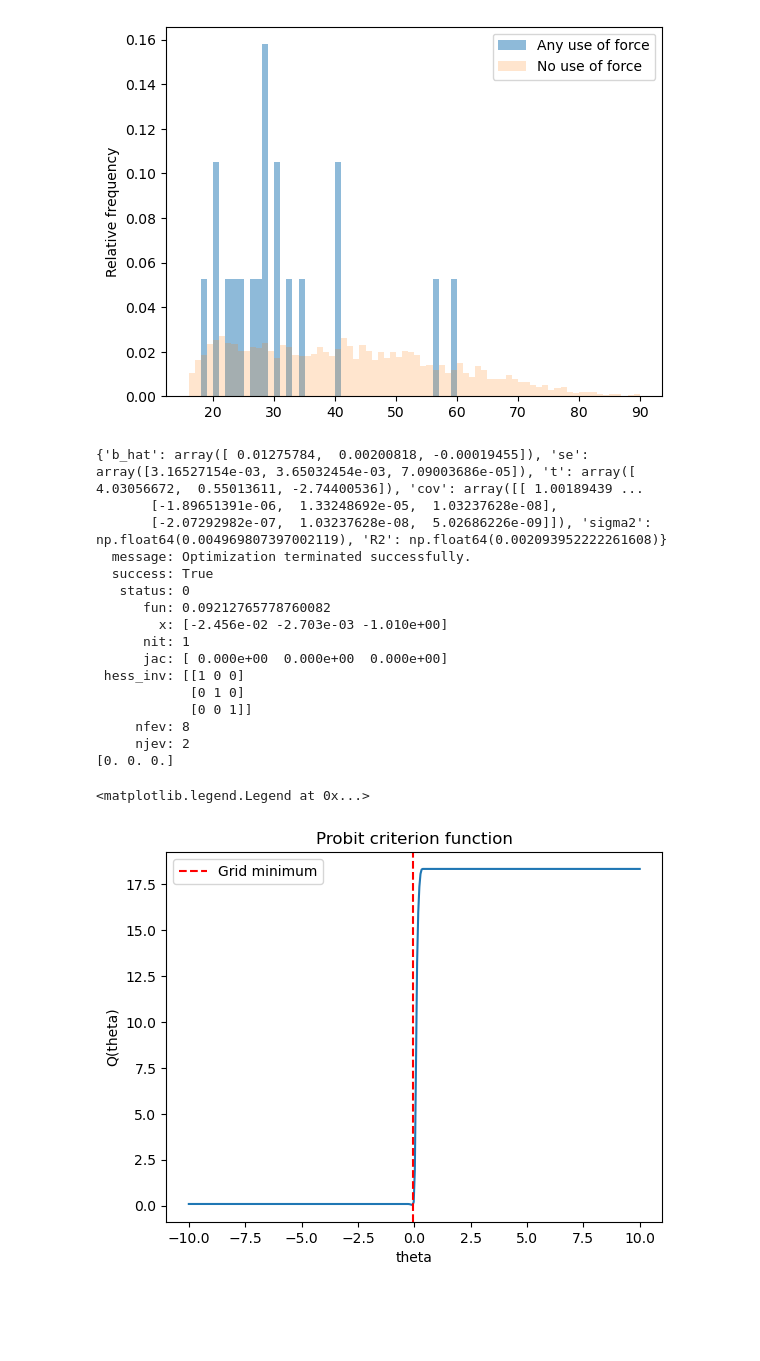
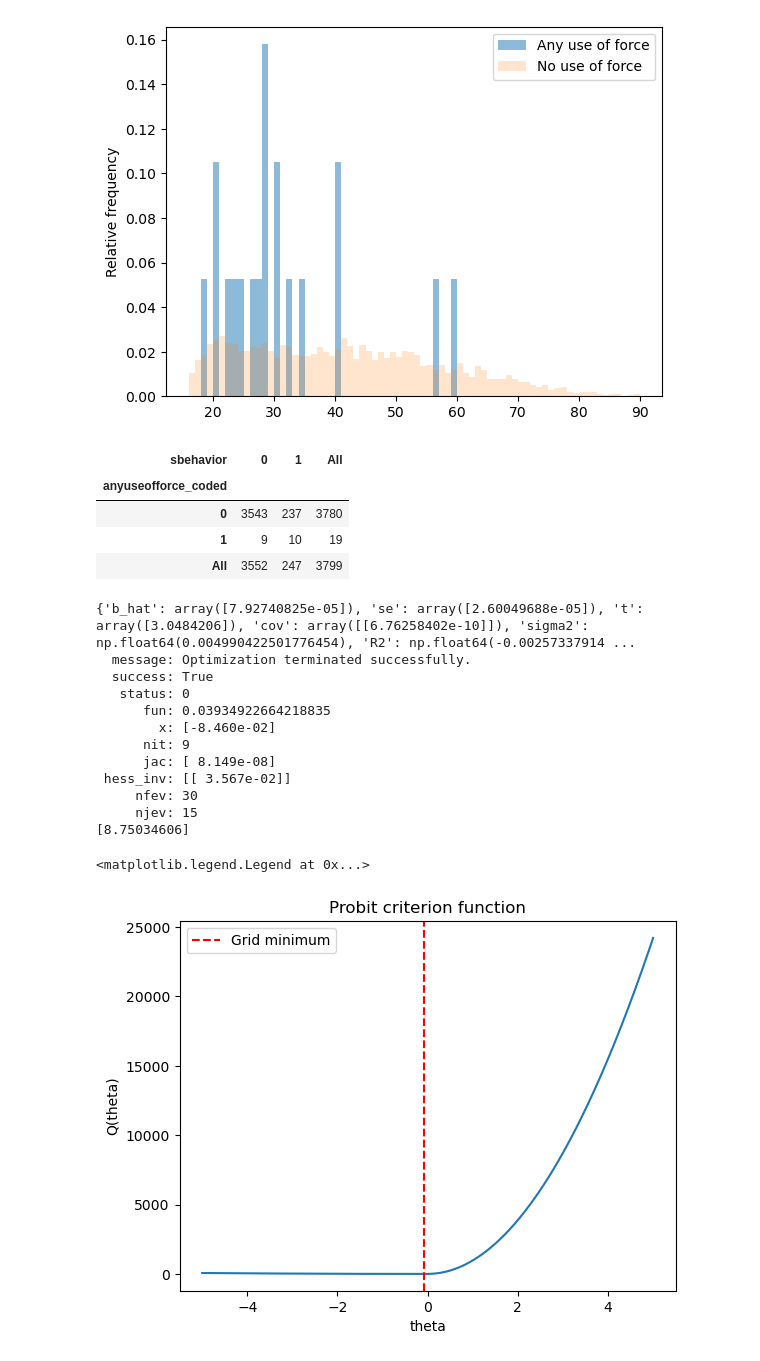
Before and after one commit to matliras/Adv_microeconometrics_assignments, a Jupyter notebook: project 3/mathias.ipynb, the cells around one changed output. Saved outputs shown, nothing was run; the diff lists cells and outputs as text; code cells hidden in the pictures; blank space fills up the shorter version.

```diff
--- a/project 3/mathias.ipynb
+++ b/project 3/mathias.ipynb
@@ -43,15 +40,26 @@ ax.legend()
 # %% [output]
 <matplotlib.legend.Legend at 0x...>
 [figure]
+# %%
+# Quasi-complete seperation issues:
+pd.crosstab(dat['anyuseofforce_coded'], dat['omajother'], margins=True)
+pd.crosstab(dat['anyuseofforce_coded'], dat['omajblack'], margins=True)
+pd.crosstab(dat['anyuseofforce_coded'], dat['omajhisp'], margins=True)
+# %% [output]
+| sbehavior | 0 | 1 | All |
+| anyuseofforce_coded |  |  |  |
+| 0 | 3543 | 237 | 3780 |
+| 1 | 9 | 10 | 19 |
+| All | 3552 | 247 | 3799 |
 # %%
 df = dat[["anyuseofforce_coded", "sage", "sblack", "smale", "age20_30", "const", "under50", "age_sq", "age_divided_by_10"]]
 y = df.anyuseofforce_coded.values
-x = df[["const", "sblack", "sage"]].values
+x = df[["sage"]].values
 N = y.shape[0]
 ols = lm.estimate(y=y, x=x)
 print(ols)
 
-theta0 = np.array([0, 0, 0])  # Initial guess for the parameters
+theta0 = np.array([0])  # Initial guess for the parameters
 #probit = est.estimate(probit.q, theta0, y=y, x=x, method='BFGS')
 
 theta0 = theta0.flatten()
@@ -65,36 +73,32 @@ s = est.centered_grad(f_q, result.x)
 
 print(np.sqrt(np.diag(1/N * s.T@s)))
 # %% [output]
-{'b_hat': array([ 0.01275784,  0.00200818, -0.00019455]), 'se': array([3.16527154e-03, 3.65032454e-03, 7.09003686e-05]), 't': array([ 4.03056672,  0.55013611, -2.74400536]), 'cov': array([[ 1.00189439 ...
-       [-1.89651391e-06,  1.33248692e-05,  1.03237628e-08],
-       [-2.07292982e-07,  1.03237628e-08,  5.02686226e-09]]), 'sigma2': np.float64(0.004969807397002119), 'R2': np.float64(0.002093952222261608)}
+{'b_hat': array([7.92740825e-05]), 'se': array([2.60049688e-05]), 't': array([3.0484206]), 'cov': array([[6.76258402e-10]]), 'sigma2': np.float64(0.004990422501776454), 'R2': np.float64(-0.00257337914 ...
   message: Optimization terminated successfully.
   success: True
    status: 0
-      fun: 0.09212765778760082
-        x: [-2.456e-02 -2.703e-03 -1.010e+00]
-      nit: 1
-      jac: [ 0.000e+00  0.000e+00  0.000e+00]
- hess_inv: [[1 0 0]
-            [0 1 0]
-            [0 0 1]]
-     nfev: 8
-     njev: 2
-[0. 0. 0.]
+      fun: 0.03934922664218835
+        x: [-8.460e-02]
+      nit: 9
+      jac: [ 8.149e-08]
+ hess_inv: [[ 3.567e-02]]
+     nfev: 30
+     njev: 15
+[8.75034606]
 # %%
 single_x = df[["sage"]].values
 Q = lambda theta: np.mean(probit.q(theta, y, single_x))
 
-theta_values = np.linspace(-10, 10, 400)
+theta_values = np.linspace(-5, 5, 400)
 q_values = [Q(np.array([theta])) for theta in theta_values]
 
 fig, ax = plt.subplots()
 ax.plot(theta_values, q_values)
 ax.axvline(theta_values[np.argmin(q_values)], color="red", linestyle="--", label="Grid minimum")
 ax.set_xlabel("theta")
 ax.set_ylabel("Q(theta)")
 ax.set_title("Probit criterion function")
 ax.legend()
 # %% [output]
 <matplotlib.legend.Legend at 0x...>
-[figure, old version]
+[figure, new version]
```
Also changed, not shown: parts of 1 cell of this notebook, 4 other files.
